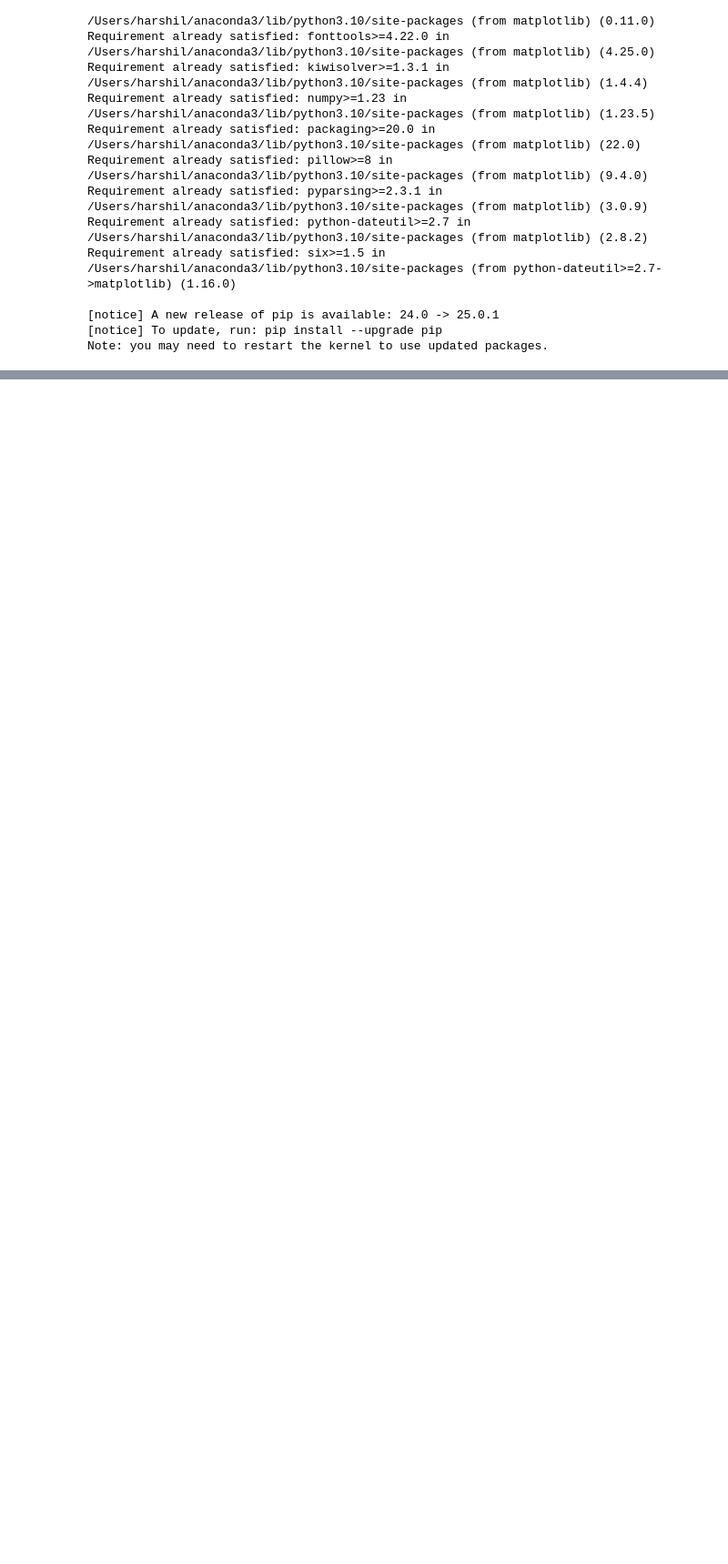
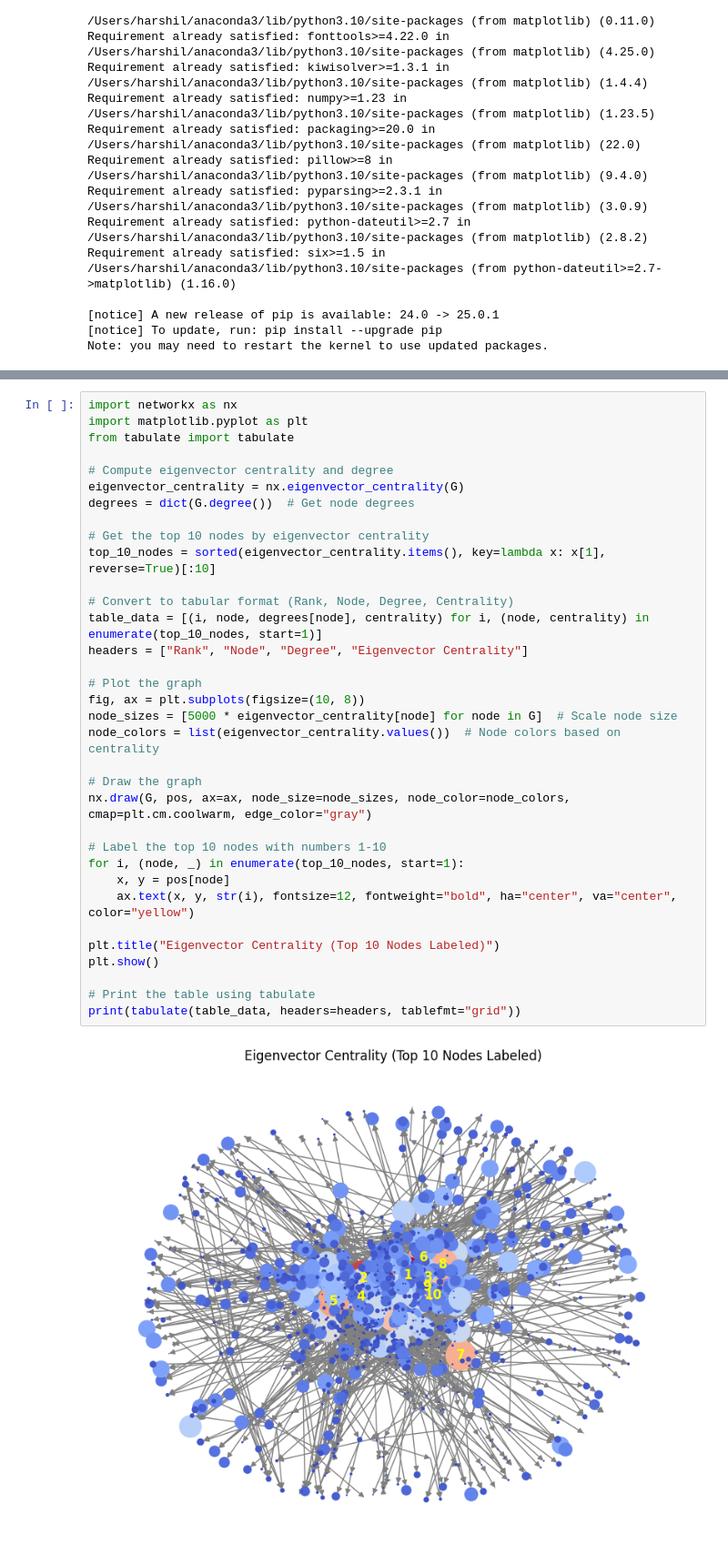
Before and after one commit to Harshil-Kumar/SNA-Project, a Jupyter notebook: SNA - Air Traffic Control/SNA - Air Traffic Control.ipynb, the cells around one changed output, grey strips where cells are left out. Shown at 91% size. Drawn from its saved outputs; the diff is of its cells as text; blank space fills up the shorter version.

```diff
--- a/SNA - Air Traffic Control/SNA - Air Traffic Control.ipynb
+++ b/SNA - Air Traffic Control/SNA - Air Traffic Control.ipynb
@@ -178,0 +191,36 @@ Global Clustering Coefficient (Transitivity): 0.0639
+# %%
+import networkx as nx
+import matplotlib.pyplot as plt
+from tabulate import tabulate
+
+# Compute eigenvector centrality and degree
+eigenvector_centrality = nx.eigenvector_centrality(G)
+degrees = dict(G.degree())  # Get node degrees
+
+# Get the top 10 nodes by eigenvector centrality
+top_10_nodes = sorted(eigenvector_centrality.items(), key=lambda x: x[1], reverse=True)[:10]
+
+# Convert to tabular format (Rank, Node, Degree, Centrality)
+table_data = [(i, node, degrees[node], centrality) for i, (node, centrality) in enumerate(top_10_nodes, start=1)]
+headers = ["Rank", "Node", "Degree", "Eigenvector Centrality"]
+
+# Plot the graph
+fig, ax = plt.subplots(figsize=(10, 8))
+node_sizes = [5000 * eigenvector_centrality[node] for node in G]  # Scale node size
+node_colors = list(eigenvector_centrality.values())  # Node colors based on centrality
+
+# Draw the graph
+nx.draw(G, pos, ax=ax, node_size=node_sizes, node_color=node_colors, cmap=plt.cm.coolwarm, edge_color="gray")
+
+# Label the top 10 nodes with numbers 1-10
+for i, (node, _) in enumerate(top_10_nodes, start=1):
+    x, y = pos[node]
+    ax.text(x, y, str(i), fontsize=12, fontweight="bold", ha="center", va="center", color="yellow")
+
+plt.title("Eigenvector Centrality (Top 10 Nodes Labeled)")
+plt.show()
+
+# Print the table using tabulate
+print(tabulate(table_data, headers=headers, tablefmt="grid"))
+# %% [output]
+[figure, added]
```
Also changed, not shown: parts of 14 cells of this notebook.
